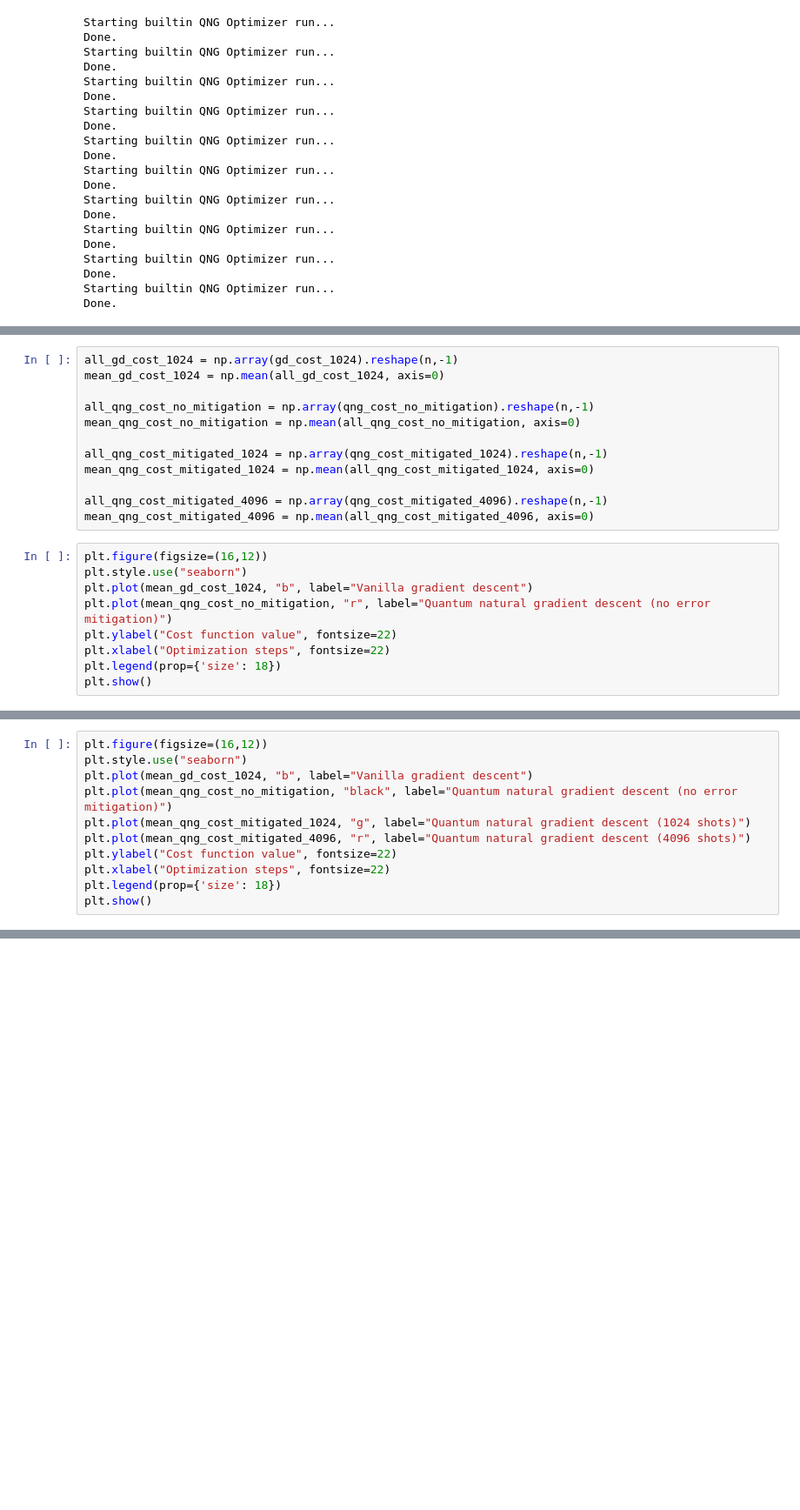
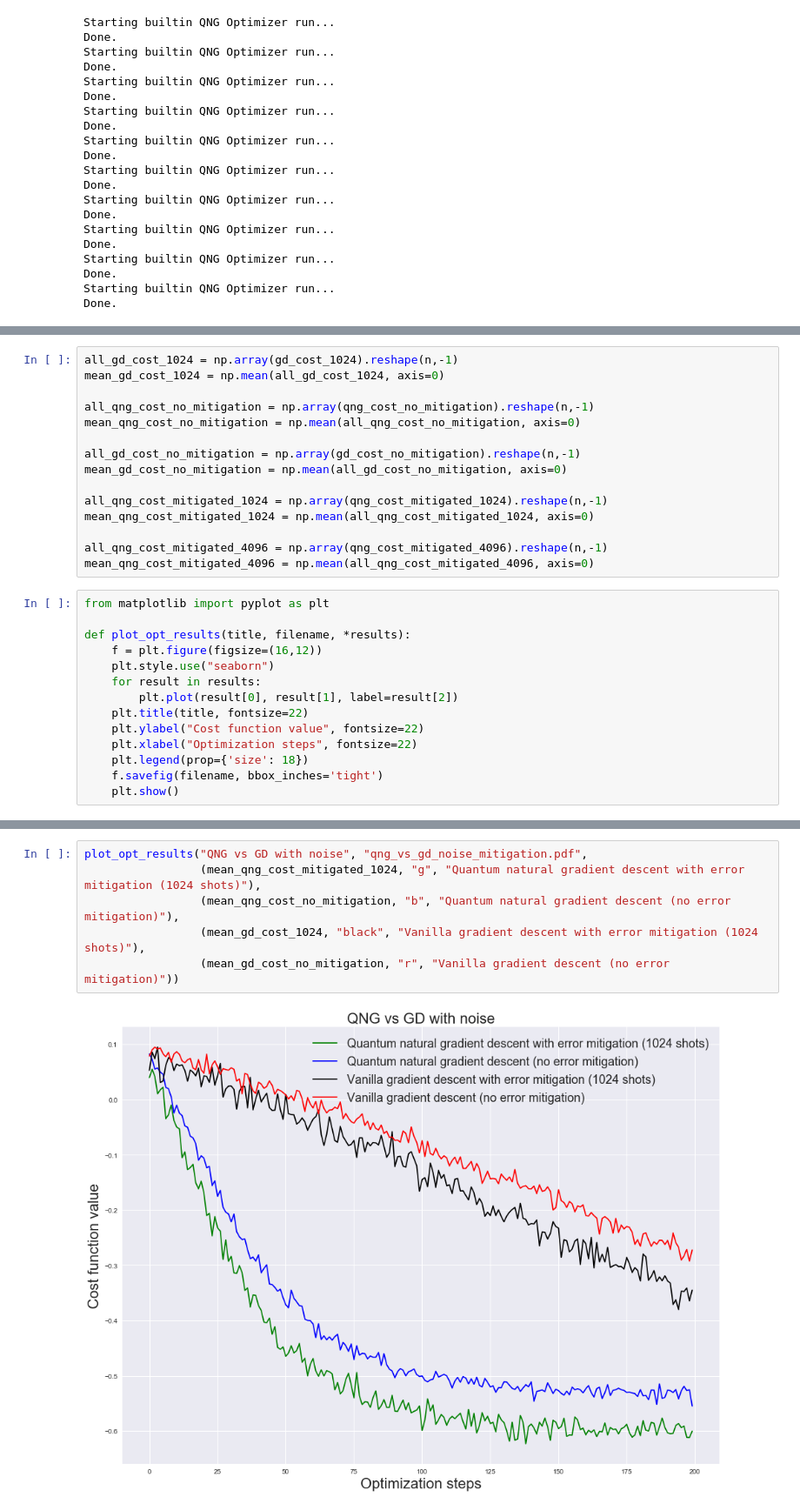
Before and after one commit to pwegrzyn/pennylane-extra, a Jupyter notebook: examples/qng_with_noise_demo.ipynb, the cells around one changed output, grey strips where cells are left out. Shown at 87% size. Drawn from its saved outputs; the diff is of its cells as text; blank space fills up the shorter version.

```diff
--- a/examples/qng_with_noise_demo.ipynb
+++ b/examples/qng_with_noise_demo.ipynb
@@ -461,17 +470,25 @@ mean_gd_cost_1024 = np.mean(all_gd_cost_1024, axis=0)
 all_qng_cost_no_mitigation = np.array(qng_cost_no_mitigation).reshape(n,-1)
 mean_qng_cost_no_mitigation = np.mean(all_qng_cost_no_mitigation, axis=0)
 
+all_gd_cost_no_mitigation = np.array(gd_cost_no_mitigation).reshape(n,-1)
+mean_gd_cost_no_mitigation = np.mean(all_gd_cost_no_mitigation, axis=0)
+
 all_qng_cost_mitigated_1024 = np.array(qng_cost_mitigated_1024).reshape(n,-1)
 mean_qng_cost_mitigated_1024 = np.mean(all_qng_cost_mitigated_1024, axis=0)
 
 all_qng_cost_mitigated_4096 = np.array(qng_cost_mitigated_4096).reshape(n,-1)
 mean_qng_cost_mitigated_4096 = np.mean(all_qng_cost_mitigated_4096, axis=0)
 # %%
-plt.figure(figsize=(16,12))
-plt.style.use("seaborn")
-plt.plot(mean_gd_cost_1024, "b", label="Vanilla gradient descent")
-plt.plot(mean_qng_cost_no_mitigation, "r", label="Quantum natural gradient descent (no error mitigation)")
-plt.ylabel("Cost function value", fontsize=22)
-plt.xlabel("Optimization steps", fontsize=22)
-plt.legend(prop={'size': 18})
-plt.show()
+from matplotlib import pyplot as plt
+
+def plot_opt_results(title, filename, *results):
+    f = plt.figure(figsize=(16,12))
+    plt.style.use("seaborn")
+    for result in results:
+        plt.plot(result[0], result[1], label=result[2])
+    plt.title(title, fontsize=22)
+    plt.ylabel("Cost function value", fontsize=22)
+    plt.xlabel("Optimization steps", fontsize=22)
+    plt.legend(prop={'size': 18})
+    f.savefig(filename, bbox_inches='tight')
+    plt.show()
@@ -480,11 +494,0 @@ plt.show()
-# %%
-plt.figure(figsize=(16,12))
-plt.style.use("seaborn")
-plt.plot(mean_gd_cost_1024, "b", label="Vanilla gradient descent")
-plt.plot(mean_qng_cost_no_mitigation, "black", label="Quantum natural gradient descent (no error mitigation)")
-plt.plot(mean_qng_cost_mitigated_1024, "g", label="Quantum natural gradient descent (1024 shots)")
-plt.plot(mean_qng_cost_mitigated_4096, "r", label="Quantum natural gradient descent (4096 shots)")
-plt.ylabel("Cost function value", fontsize=22)
-plt.xlabel("Optimization steps", fontsize=22)
-plt.legend(prop={'size': 18})
-plt.show()
@@ -492,0 +495,8 @@ plt.show()
+# %%
+plot_opt_results("QNG vs GD with noise", "qng_vs_gd_noise_mitigation.pdf",
+                 (mean_qng_cost_mitigated_1024, "g", "Quantum natural gradient descent with error mitigation (1024 shots)"),
+                 (mean_qng_cost_no_mitigation, "b", "Quantum natural gradient descent (no error mitigation)"),
+                 (mean_gd_cost_1024, "black", "Vanilla gradient descent with error mitigation (1024 shots)"),
+                 (mean_gd_cost_no_mitigation, "r", "Vanilla gradient descent (no error mitigation)"))
+# %% [output]
+[figure, added]
```
Also changed, not shown: parts of 12 cells of this notebook, 1 other file.
